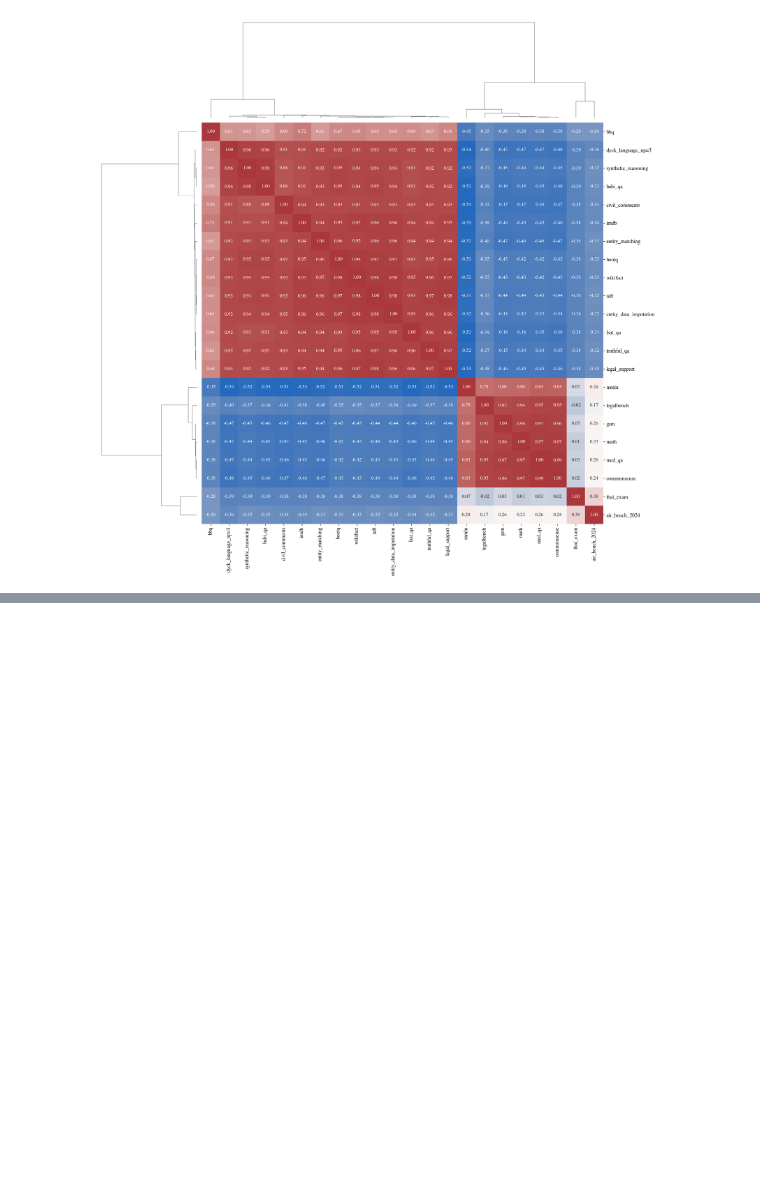
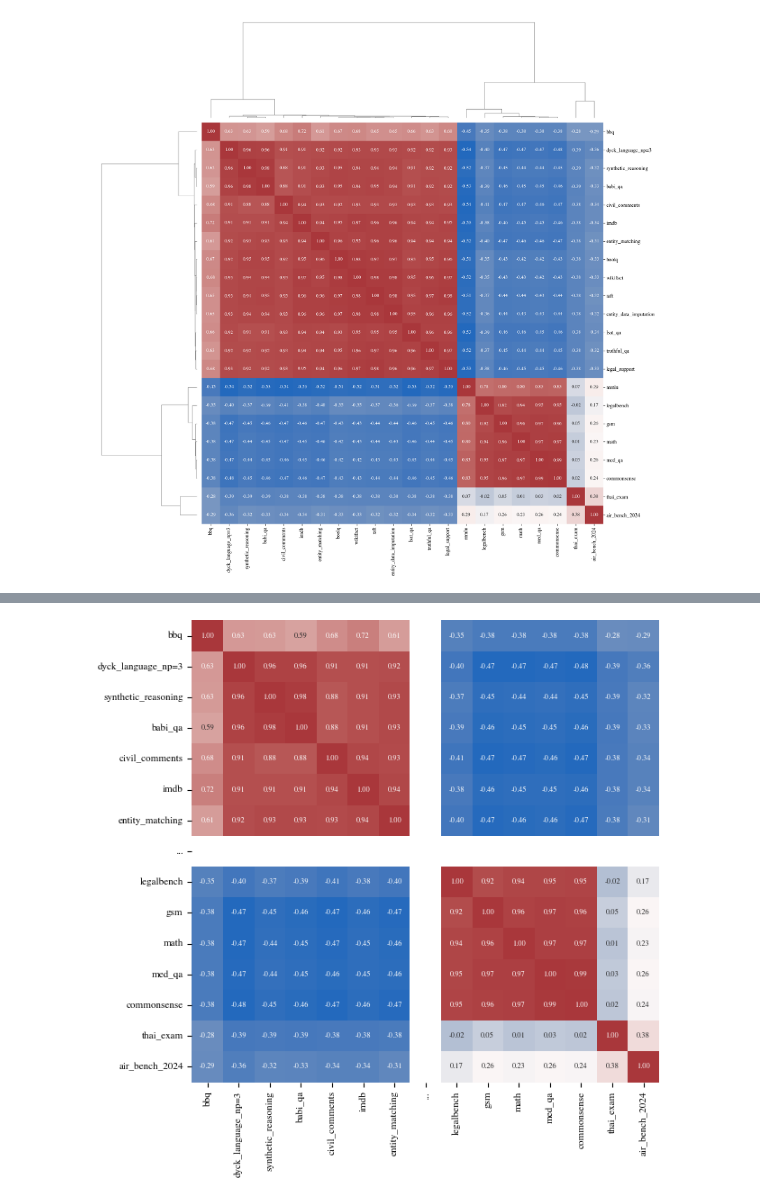
Before and after one commit to ronanhansel/reeval-multi, a Jupyter notebook: eda.ipynb, the cells around one changed output, grey strips where cells are left out. Saved outputs shown, nothing was run; the diff lists cells and outputs as text; code cells hidden in the pictures; blank space fills up the shorter version.

```diff
--- a/eda.ipynb
+++ b/eda.ipynb
@@ -159,0 +204,56 @@ with plt.rc_context(rcparams):
+# %%
+import seaborn as sns
+import matplotlib.pyplot as plt
+import numpy as np
+import pandas as pd
+from scipy.cluster.hierarchy import linkage, leaves_list
+from tueplots import bundles
+
+# Font settings
+rcparams = bundles.icml2024(usetex=False, family="serif")
+rcparams["font.size"] = 8
+
+with plt.rc_context(rcparams):
+    # 1. Compute correlation matrix
+    dataset_correlation_matrix = scenario_probs.corr(method='spearman')
+
+    # 2. Do clustering manually to preserve order
+    linkage_rows = linkage(dataset_correlation_matrix, method='average')
+    linkage_cols = linkage(dataset_correlation_matrix.T, method='average')
+
+    row_order = leaves_list(linkage_rows)
+    col_order = leaves_list(linkage_cols)
+
+    ordered_corr = dataset_correlation_matrix.iloc[row_order, col_order]
+
+    # 3. Truncate: keep first 7 + last 7, collapse middle
+    keep = list(range(7)) + list(range(-7, 0))
+    reduced_corr = ordered_corr.iloc[keep, keep]
+
+    # 4. Insert NaN row/col in the middle for "..."
+    mid_index = 7  # between first and last block
+    reduced_corr.insert(mid_index, "...", np.nan)
+    nan_row = pd.Series([np.nan]*reduced_corr.shape[1], index=reduced_corr.columns, name="...")
+    reduced_corr = pd.concat([reduced_corr.iloc[:mid_index], nan_row.to_frame().T, reduced_corr.iloc[mid_index:]])
+
+    # 5. Plot
+    plt.figure(figsize=(8, 8))
+    sns.heatmap(
+        reduced_corr,
+        cmap="vlag",
+        annot=True,
+        fmt=".2f",
+        cbar=False,
+        annot_kws={"size": 6},
+        mask=reduced_corr.isna()  # hide NaN square
+    )
+
+    plt.xticks(rotation=90, fontsize=8)
+    plt.yticks(fontsize=8)
+    plt.ylabel('')
+    plt.xlabel('')
+    plt.tight_layout()
+    plt.savefig("./result/resmat_corr_scenario_truncated.pdf", bbox_inches='tight')
+    plt.show()
+# %% [output]
+[figure, added]
```
Also changed, not shown: parts of 1 cell of this notebook, 5 other files.
